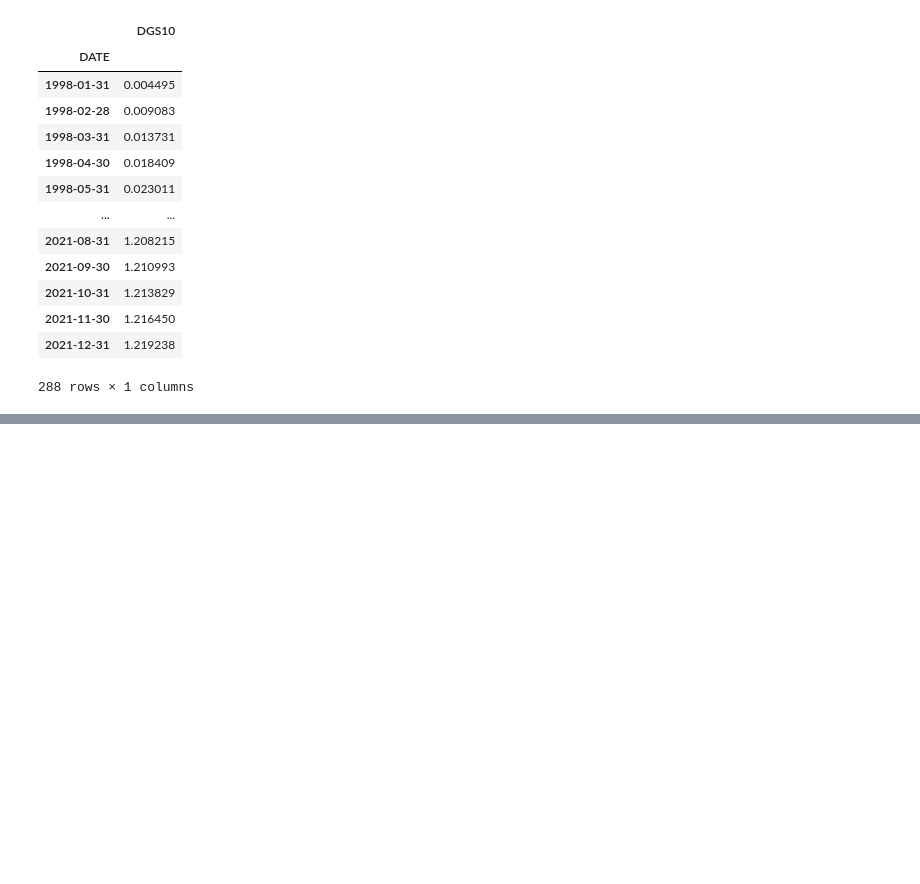
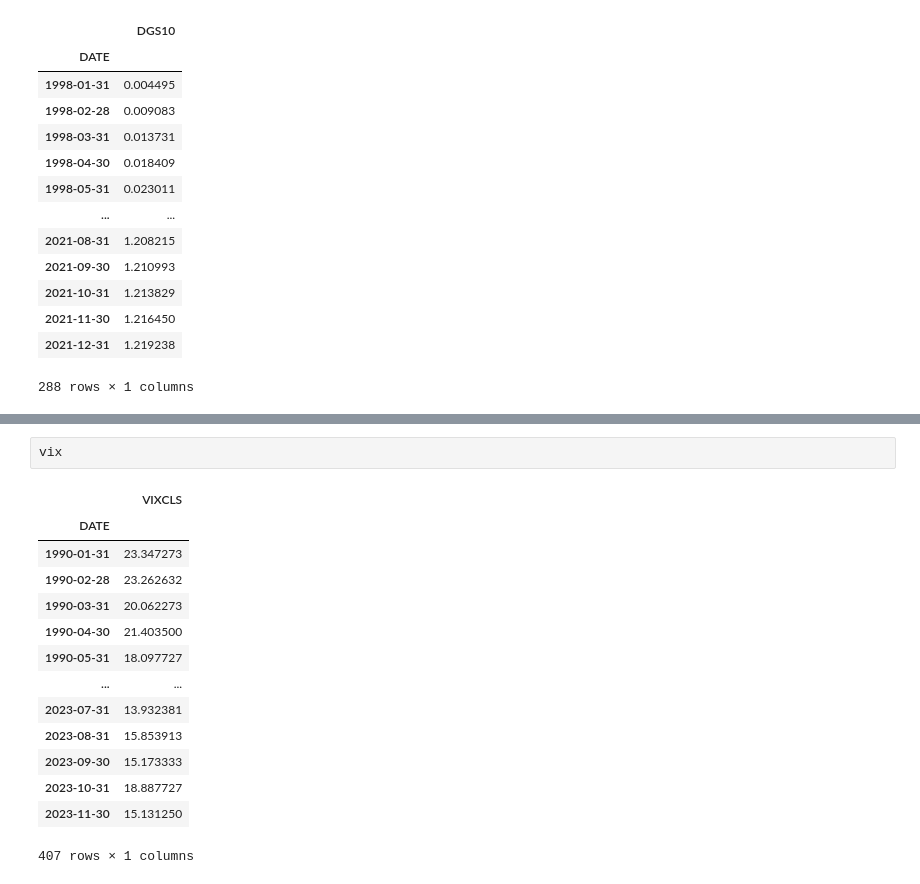
Before and after one commit to FELAB-KHU/S-PQuantTeam03, a Jupyter notebook: test_jiyoung.ipynb, the cells around one changed output, grey strips where cells are left out. Drawn from its saved outputs; the diff is of its cells as text; blank space fills up the shorter version.

```diff
--- a/test_jiyoung.ipynb
+++ b/test_jiyoung.ipynb
@@ -61,0 +111,17 @@ cumulative_returns
+# %%
+vix
+# %% [output]
+|  | VIXCLS |
+| DATE |  |
+| 1990-01-31 | 23.347273 |
+| 1990-02-28 | 23.262632 |
+| 1990-03-31 | 20.062273 |
+| 1990-04-30 | 21.403500 |
+| 1990-05-31 | 18.097727 |
+| ... | ... |
+| 2023-07-31 | 13.932381 |
+| 2023-08-31 | 15.853913 |
+| 2023-09-30 | 15.173333 |
+| 2023-10-31 | 18.887727 |
+| 2023-11-30 | 15.131250 |
+407 rows × 1 columns
```
Also changed, not shown: parts of 12 cells of this notebook.
